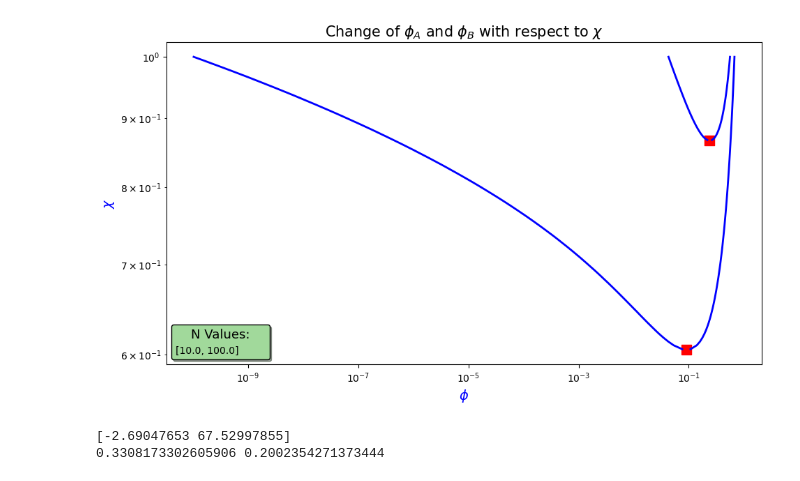
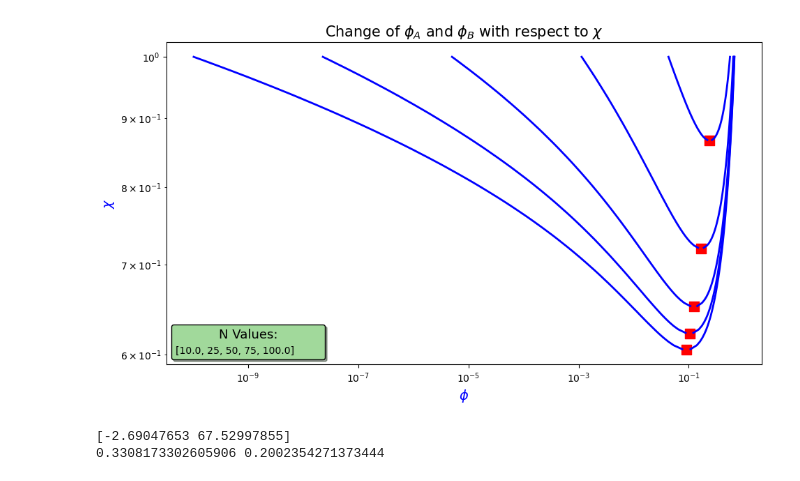
Before and after one commit to jh8560/comp_flory-hug, a Jupyter notebook: computaional_flory-huggnis_plot.ipynb, the cells around one changed output. Drawn from its saved outputs; the diff is of its cells as text; code cells hidden in the pictures.

Commit message:
updated plotting for multiple poly lengths

```diff
--- a/computaional_flory-huggnis_plot.ipynb
+++ b/computaional_flory-huggnis_plot.ipynb
@@ -2,7 +2,6 @@
 import numpy as np
 from scipy.optimize import fsolve, root
 import matplotlib.pyplot as plt
-
 
 def phi_spinA(chi, N):
     phispinA = (1 + (-1 + 2 * chi) * N + np.sqrt(1 - 2 * (1 + 2 * chi) * N + (1 - 2 * chi)**2 * N**2)) / (4 * chi * N)
@@ -12,14 +11,12 @@ def phi_spinB(chi, N):
     phispinB = (1 + (-1 + 2 * chi) * N - np.sqrt(1 - 2 * (1 + 2 * chi) * N + (1 - 2 * chi)**2 * N**2)) / (4 * chi * N)
     return phispinB
 
-
 def mu_calc(phi, chi, N):
     term1 = -1 + (1 / N) + chi
     term2 = (1 / N) * np.log(phi) - np.log(1 - phi)
     term3 = 2 * chi * phi
     result = term1 + term2 - term3
     return result
-
 
 def pi_calc(phi, chi, N):
     if phi <= 0 or phi >= 1:
@@ -44,7 +41,7 @@ def my_func(vars, paras):
 plt.figure(figsize=(11, 6))
 
 # Set N values
-N_values = [10.0, 100.0]
+N_values = [10.0, 25, 50, 75, 100.0]
 
 
 for N in N_values:
@@ -80,34 +77,34 @@ for N in N_values:
         phiSB = phi_spinB(chi, N)
         phiA = phiSA + ((1 - phiSA) * ((np.exp(xA))/(1 + np.exp(xA)))) #-1e-12
         phiB = phiSB * ((np.exp(xB))/(1 + np.exp(xB))) # +1e-20
         phiA_solutions.append(phiA)
         phiB_solutions.append(phiB)
         initial_guess = solution.x
 
     # Plotting
     plt.plot(phiA_solutions, chi_values, color='blue', linestyle='-', linewidth=2)
     plt.plot(phiB_solutions, chi_values, color='blue', linestyle='-', linewidth=2)
     plt.scatter(phiC, chiC, color='red', s=100, marker='s')
 
 
 # Adding labels and title
 plt.xlabel(r'$\phi$', fontsize=14, color='blue')
 plt.ylabel(r'$\chi$', fontsize=14, color='blue')
 plt.title(r'Change of $\phi_A$ and $\phi_B$ with respect to $\chi$', fontsize=15)
 plt.scatter([], [], color='none', label=f'{N_values}')
 plt.xscale('log')
 plt.yscale('log')
 
 # Adding a legend
 plt.legend(title='N Values:', title_fontsize='13', fontsize='10', loc='lower left', frameon=True, shadow=True, framealpha=1, edgecolor='black', facecolor='#a1d99b', markerfirst=False)
 plt.grid(False)
 
 # Display the plot
 plt.show()
 
     #print(phiC, chiC)
 # %% [output]
-[figure, old version]
+[figure, new version]
 # %%
 N = 10
 chi = (0.5 * (1 + (1/np.sqrt(N)))**2) * 1.01
```
